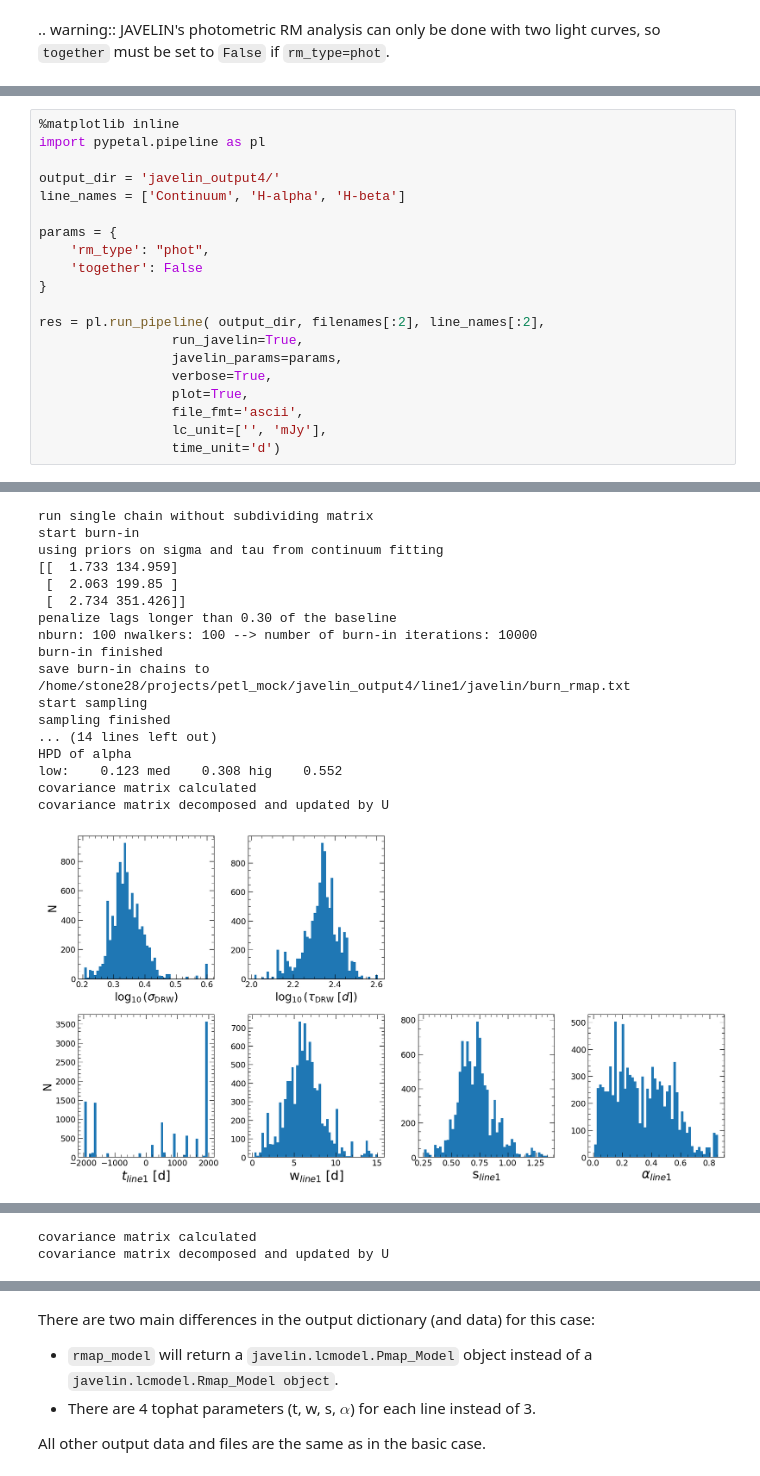
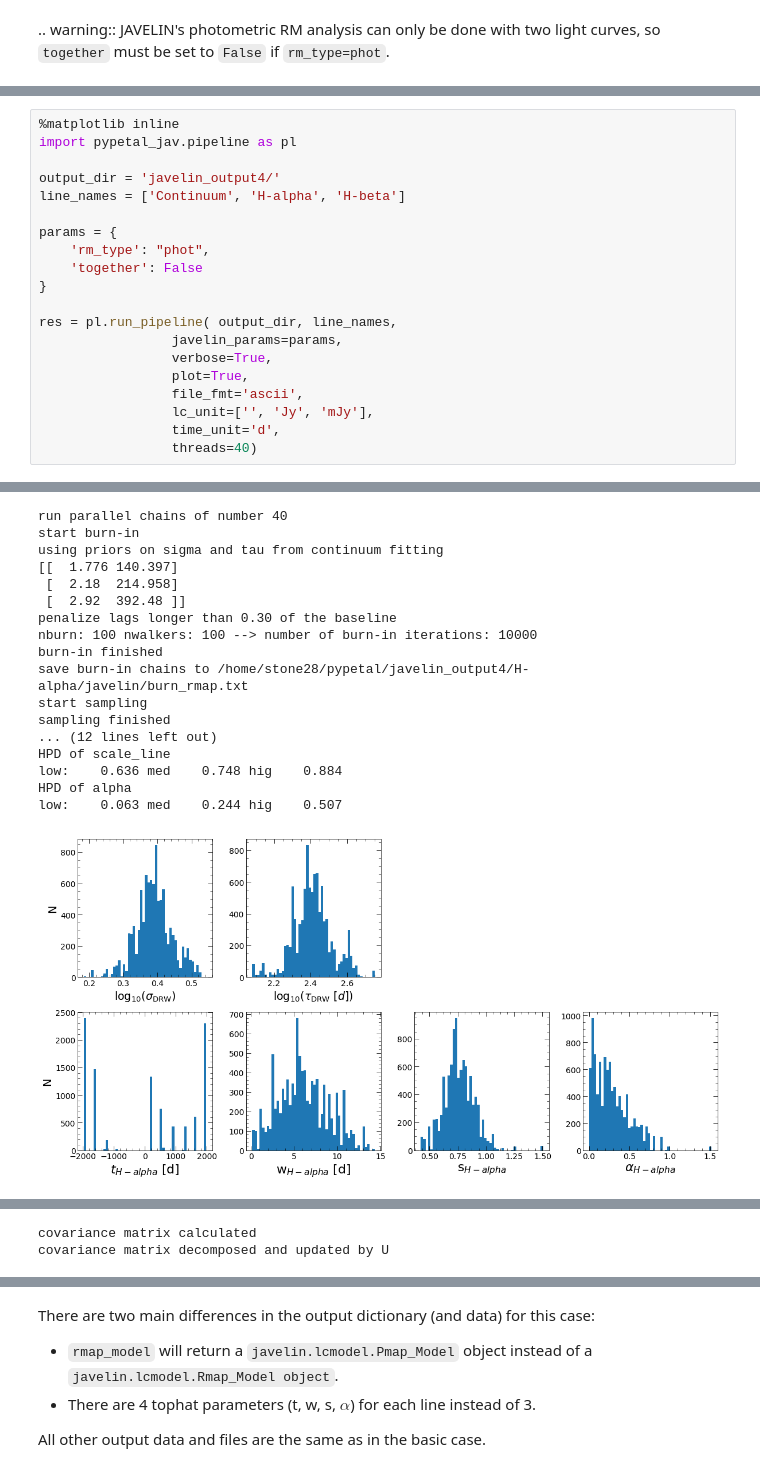
Before and after one commit to Zstone19/pypetal, a Jupyter notebook: docs/notebooks/javelin/type.ipynb, the cells around one changed output, grey strips where cells are left out. Cells and saved outputs as stored; diff of their text form.

```diff
--- a/docs/notebooks/javelin/type.ipynb
+++ b/docs/notebooks/javelin/type.ipynb
@@ -18,6 +11,6 @@ line_names = ['continuum', 'line1', 'line2']
 # %%
 %matplotlib inline
-import pypetal.pipeline as pl
+import pypetal_jav.pipeline as pl
 
 output_dir = 'javelin_output4/'
 line_names = ['Continuum', 'H-alpha', 'H-beta']
@@ -27,14 +20,14 @@ params = {
     'together': False
 }
 
-res = pl.run_pipeline( output_dir, filenames[:2], line_names[:2],
-                 run_javelin=True,
+res = pl.run_pipeline( output_dir, line_names,
                  javelin_params=params,
                  verbose=True,
                  plot=True,
                  file_fmt='ascii',
-                 lc_unit=['', 'mJy'],
-                 time_unit='d')
+                 lc_unit=['', 'Jy', 'mJy'],
+                 time_unit='d',
+                 threads=40)
 # %% [output]
 Running JAVELIN
 --------------------
@@ -57,18 +50,18 @@ low:  134.959 med  199.850 hig  351.426
-run single chain without subdividing matrix
+run parallel chains of number 40
 start burn-in
 using priors on sigma and tau from continuum fitting
-[[  1.733 134.959]
- [  2.063 199.85 ]
- [  2.734 351.426]]
+[[  1.776 140.397]
+ [  2.18  214.958]
+ [  2.92  392.48 ]]
 penalize lags longer than 0.30 of the baseline
 nburn: 100 nwalkers: 100 --> number of burn-in iterations: 10000
 burn-in finished
-save burn-in chains to /home/stone28/projects/petl_mock/javelin_output4/line1/javelin/burn_rmap.txt
+save burn-in chains to /home/stone28/pypetal/javelin_output4/H-alpha/javelin/burn_rmap.txt
 start sampling
 sampling finished
-... (14 lines left out)
+... (12 lines left out)
+HPD of scale_line
+low:    0.636 med    0.748 hig    0.884
 HPD of alpha
-low:    0.123 med    0.308 hig    0.552
-covariance matrix calculated
-covariance matrix decomposed and updated by U
+low:    0.063 med    0.244 hig    0.507
-[figure, old version]
+[figure, new version]
```
Also changed, not shown: parts of 3 cells of this notebook.
